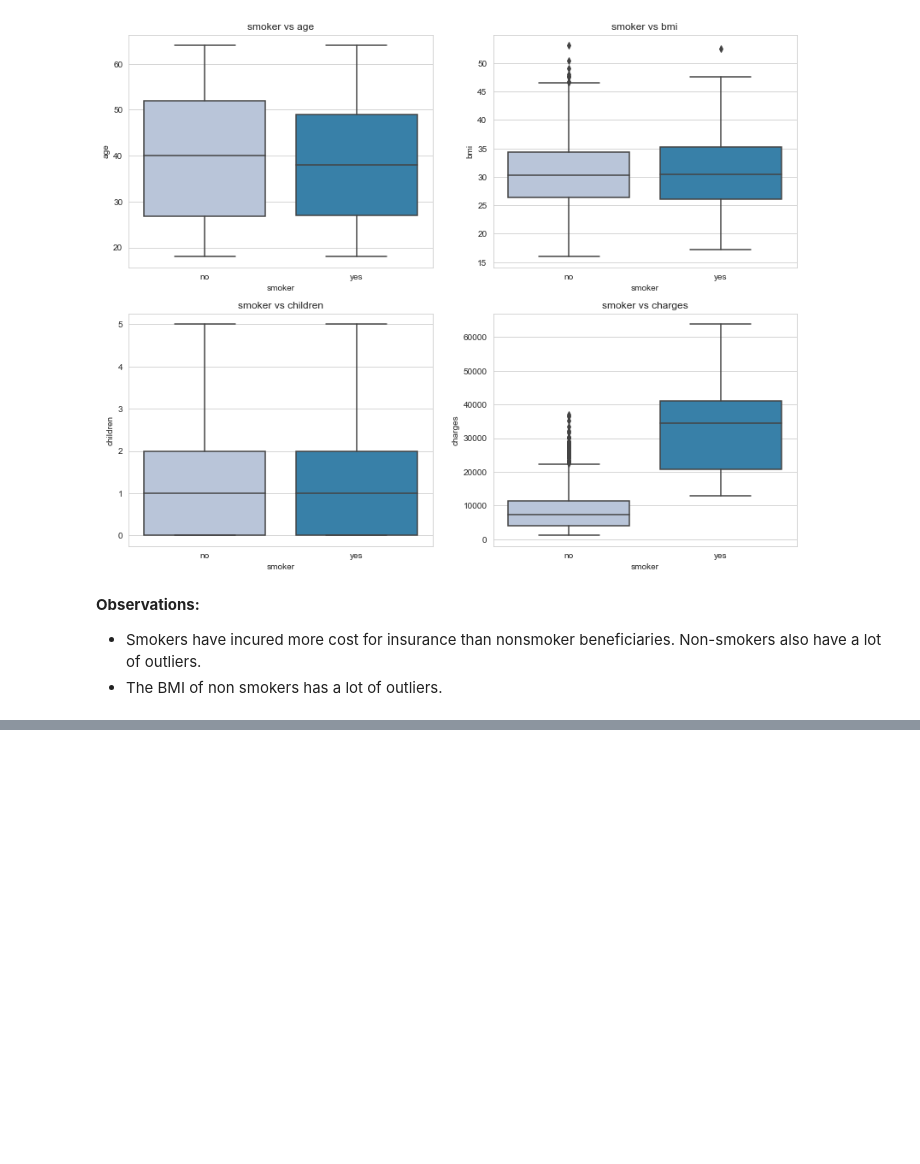
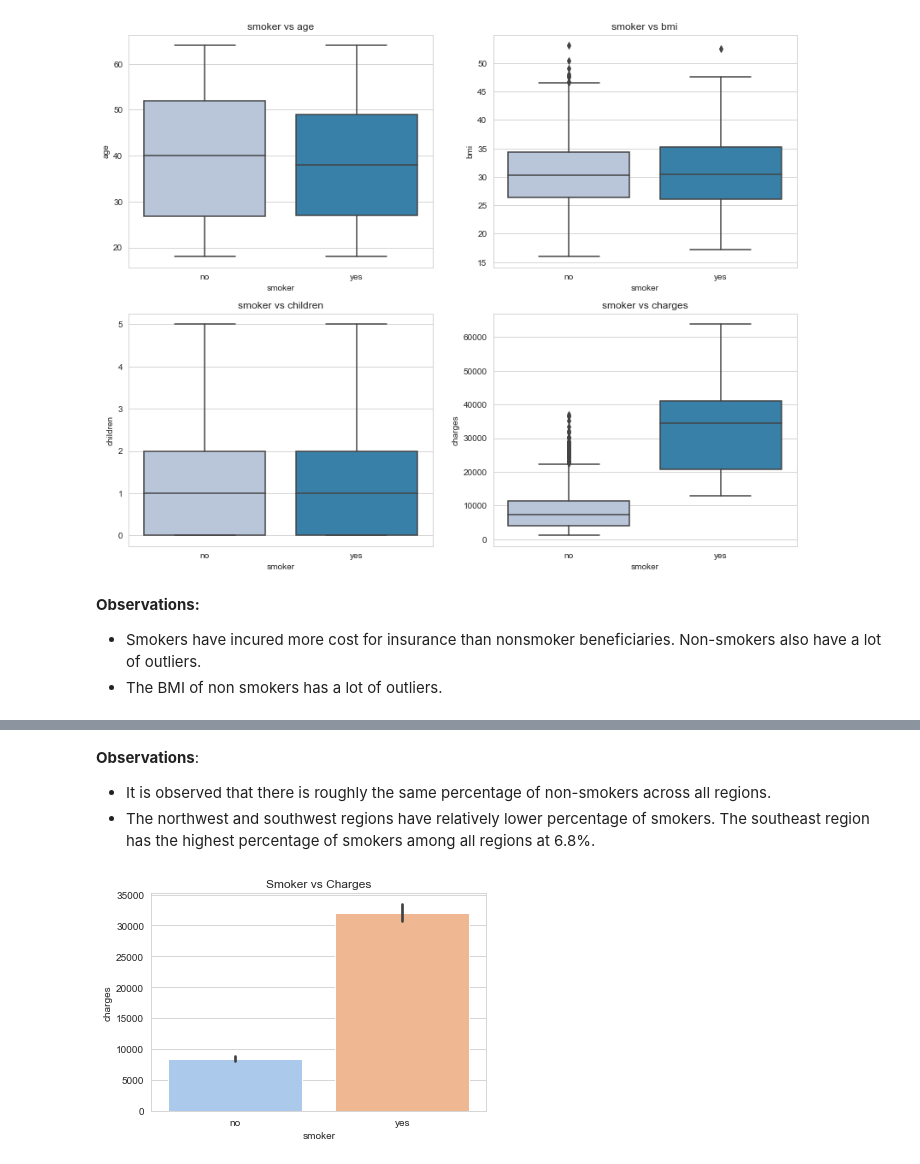
Before and after one commit to kedarghule/Statistical-Analysis-of-Insurance-Claims, a Jupyter notebook: stat-analysis-insurance.ipynb, the cells around one changed output, grey strips where cells are left out. Drawn from its saved outputs; the diff is of its cells as text; code cells hidden in the pictures; blank space fills up the shorter version.

```diff
--- a/stat-analysis-insurance.ipynb
+++ b/stat-analysis-insurance.ipynb
@@ -264,0 +294,8 @@ cat_vs_all_numerical('smoker')
+# %% [markdown]
+**Observations**:
+- It is observed that there is roughly the same percentage of non-smokers across all regions.
+- The northwest and southwest regions have relatively lower percentage of smokers. The southeast region has the highest percentage of smokers among all regions at 6.8%.
+# %%
+sns.barplot(x=df.smoker, y=df.charges).set(title="Smoker vs Charges");
+# %% [output]
+[figure, added]
```
Also changed, not shown: parts of 40 cells of this notebook.
